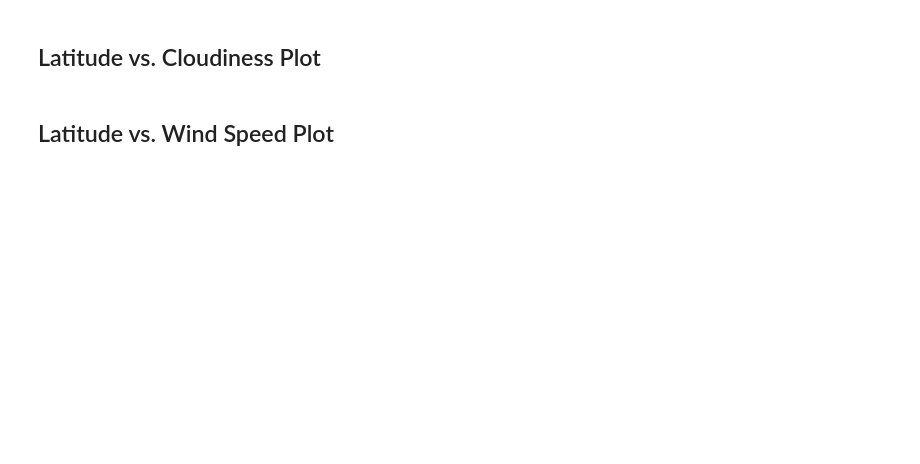
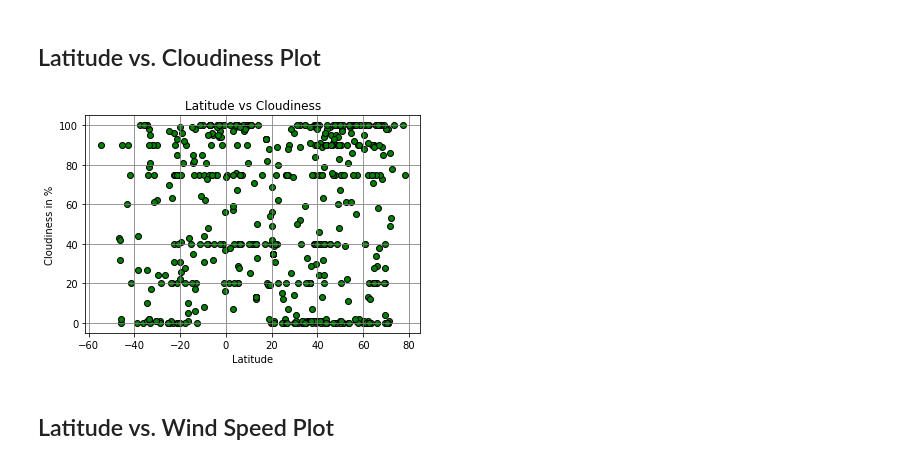
Before and after one commit to NealMaze/06.python-api-challenge, a Jupyter notebook: starter_code/WeatherPy.ipynb, the cells around one changed output. Drawn from its saved outputs; the diff is of its cells as text; code cells hidden in the pictures; blank space fills up the shorter version.

```diff
--- a/starter_code/WeatherPy.ipynb
+++ b/starter_code/WeatherPy.ipynb
@@ -271,4 +288,14 @@ nuWeather.head(3)
 # %% [markdown]
 ## Latitude vs. Cloudiness Plot
+# %%
+plt.scatter(nuWeatherFrame["Latitude"], nuWeatherFrame["Cloudiness"], edgecolors = "black", facecolors = "green")
+plt.grid(b = True, which = "both", color = "grey")
+plt.ylabel("Cloudiness in %")
+plt.xlabel("Latitude")
+plt.title("Latitude vs Cloudiness")
+plt.show()
+plt.savefig(outputDataFile + "Fig3.png")
+# %% [output]
+[figure, added]
 # %% [markdown]
 ## Latitude vs. Wind Speed Plot
```
Also changed, not shown: parts of 16 cells of this notebook, 5 other files.
